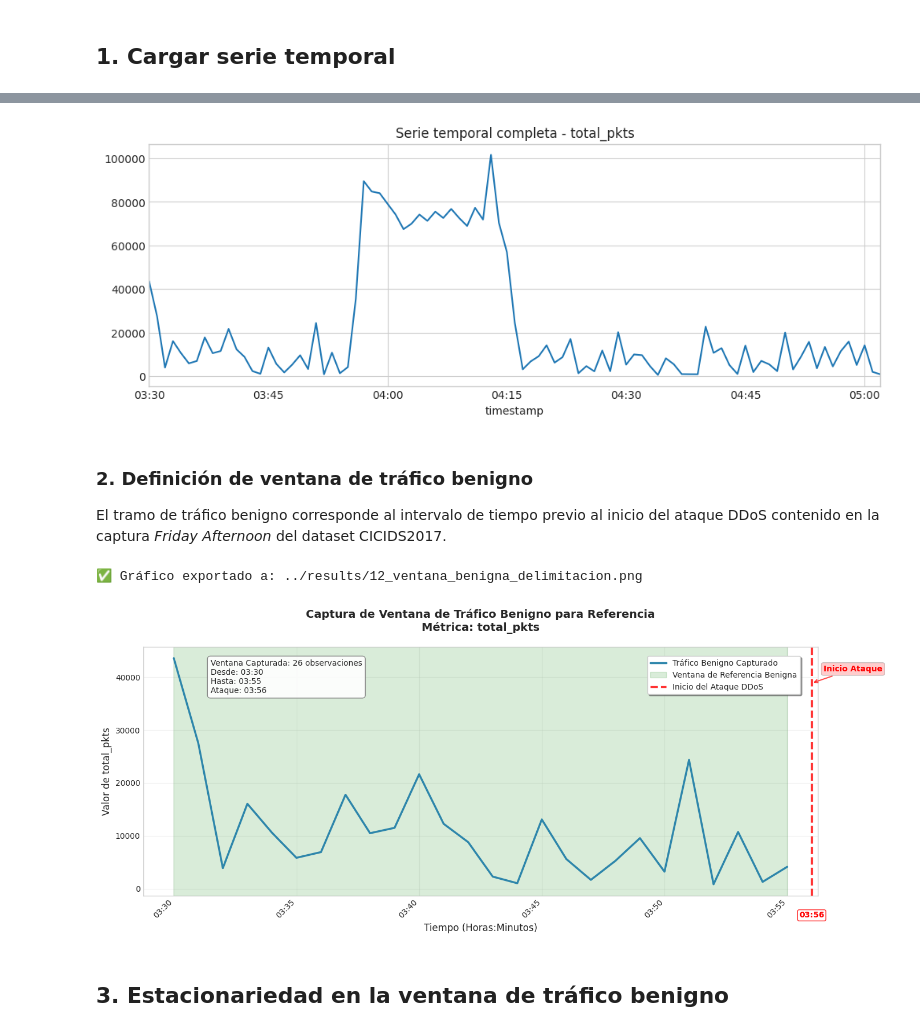
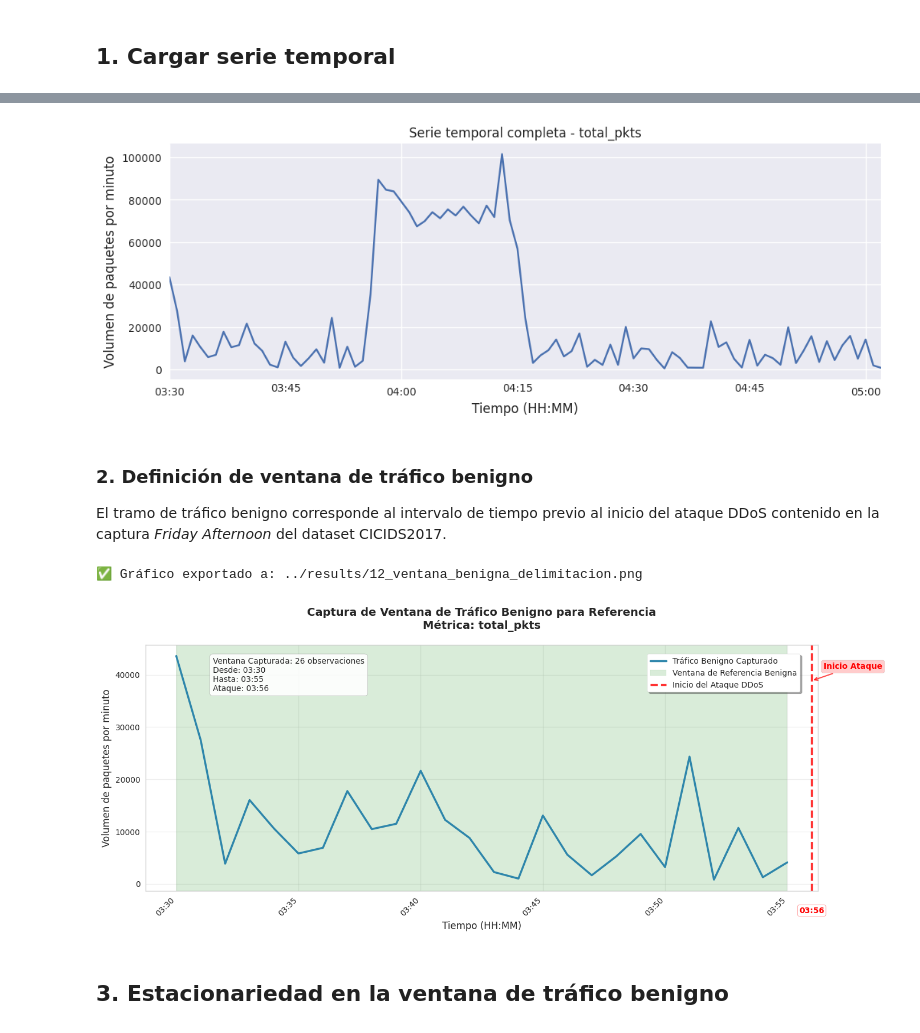
Before and after one commit to TomasGonlez/Deteccion_DDoS, a Jupyter notebook: notebooks/03_preparacion_modelado.ipynb, the cells around one changed output, grey strips where cells are left out. Saved outputs shown, nothing was run; the diff lists cells and outputs as text; code cells hidden in the pictures.

```diff
--- a/notebooks/03_preparacion_modelado.ipynb
+++ b/notebooks/03_preparacion_modelado.ipynb
@@ -3,13 +3,17 @@
 # %% [markdown]
 ## 1. Cargar serie temporal
 # %%
+from statsmodels.tsa.stattools import adfuller
+import matplotlib.pyplot as plt
+import matplotlib.dates as mdates
 import numpy as np
 import pandas as pd
-import matplotlib.pyplot as plt
 
 # Cargar serie temporal
 ruta_csv = "../data/processed/serie_temporal.csv"
 serie = pd.read_csv(ruta_csv)
+# Estilo para los graficos
+plt.style.use("seaborn-v0_8")
 # %%
 serie["timestamp"] = pd.to_datetime(serie["timestamp"])
 serie = serie.set_index("timestamp")
@@ -25,19 +29,18 @@ serie.head()
 # %%
 col_metrica = "total_pkts"
 
 serie[col_metrica].plot(figsize=(12, 4))
 plt.title("Serie temporal completa - " + col_metrica)
+plt.xlabel("Tiempo (HH:MM)", fontsize=12)
+plt.ylabel("Volumen de paquetes por minuto", fontsize=12)
 plt.show()
 # %% [output]
-[figure, old version]
+[figure, new version]
 # %% [markdown]
 ### 2. Definición de ventana de tráfico benigno
 
 El tramo de tráfico benigno corresponde al intervalo de tiempo previo al inicio del ataque DDoS contenido en la captura *Friday Afternoon* del dataset CICIDS2017.
 # %%
-import matplotlib.pyplot as plt
-import matplotlib.dates as mdates
-
 plt.style.use('seaborn-v0_8-whitegrid')
 
 inicio_ataque = serie[serie["num_ddos_flows"] > 0].index.min()
@@ -65,8 +68,8 @@ plt.xticks(rotation=45, ha='right')
 ax.set_title("Captura de Ventana de Tráfico Benigno para Referencia\n" +
             f"Métrica: {col_metrica}",
             fontsize=14, fontweight='bold', pad=20)
-ax.set_xlabel("Tiempo (Horas:Minutos)", fontsize=12)
-ax.set_ylabel(f"Valor de {col_metrica}", fontsize=12)
+ax.set_xlabel("Tiempo (HH:MM)", fontsize=12)
+ax.set_ylabel("Volumen de paquetes por minuto",fontsize=12)
 
 # LEYENDA en posición esquina superior derecha
 legend = ax.legend(loc='upper right', frameon=True, fancybox=True, shadow=True,
@@ -112,7 +115,7 @@ print("✅ Gráfico exportado a:", ruta_opcion1)
 plt.show()
 # %% [output]
 ✅ Gráfico exportado a: ../results/12_ventana_benigna_delimitacion.png
-[figure, old version]
+[figure, new version]
 # %% [markdown]
 ## 3. Estacionariedad en la ventana de tráfico benigno
 # %%
```
Also changed, not shown: parts of 2 cells of this notebook, 2 other files.
